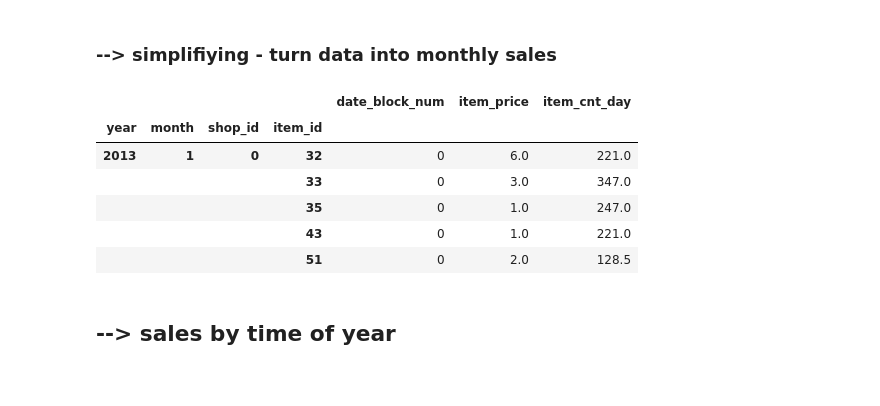
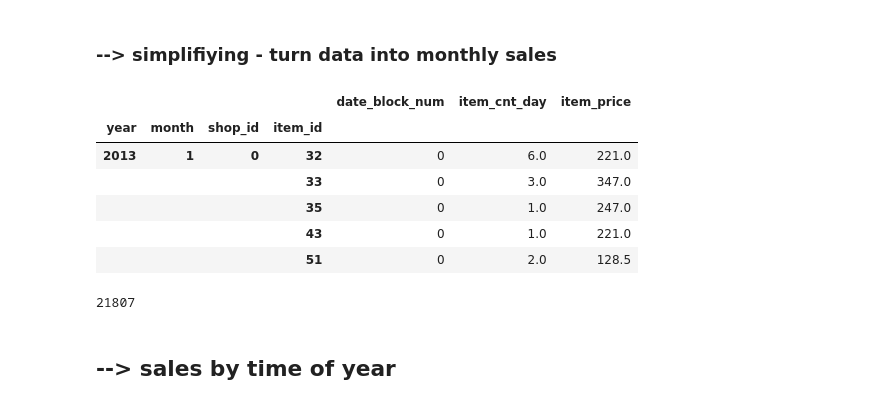
Before and after one commit to shaharazulay/kaggle_competitions, a Jupyter notebook: predict_future_sales_challange/predicting-future-sales-eda.ipynb, the cells around one changed output. Saved outputs shown, nothing was run; the diff lists cells and outputs as text; code cells hidden in the pictures.

```diff
--- a/predict_future_sales_challange/predicting-future-sales-eda.ipynb
+++ b/predict_future_sales_challange/predicting-future-sales-eda.ipynb
@@ -194,16 +180,20 @@ func = {'date_block_num':['mean'], 'item_price':['mean'], 'item_cnt_day':['sum']
 # %%
 train_monthly = train.groupby([(train.index.year),(train.index.month), 'shop_id', 'item_id']).agg(func)
 train_monthly.index.names = ['year', 'month', 'shop_id', 'item_id']
-train_monthly.columns = [u'date_block_num', u'item_price', u'item_cnt_day']   # remove column lables (from the aggregation)
+train_monthly.columns = train_monthly.columns.droplevel(1) # remove column lables (from the aggregation)
 train_monthly.head()
 # %% [output]
-|  |  |  |  | date_block_num | item_price | item_cnt_day |
+|  |  |  |  | date_block_num | item_cnt_day | item_price |
 | year | month | shop_id | item_id |  |  |  |
 | 2013 | 1 | 0 | 32 | 0 | 6.0 | 221.0 |
 |  |  |  | 33 | 0 | 3.0 | 347.0 |
 |  |  |  | 35 | 0 | 1.0 | 247.0 |
 |  |  |  | 43 | 0 | 1.0 | 221.0 |
 |  |  |  | 51 | 0 | 2.0 | 128.5 |
+# %%
+len(train_monthly.index.get_level_values('item_id').unique().tolist())
+# %% [output]
+21807
 # %% [markdown]
 ## --> sales by time of year
 # %%
```
Also changed, not shown: parts of 7 cells of this notebook.
